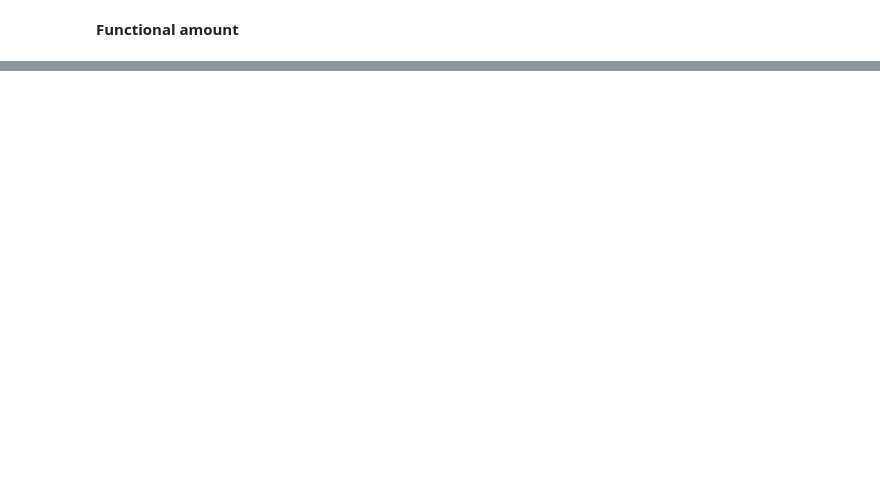
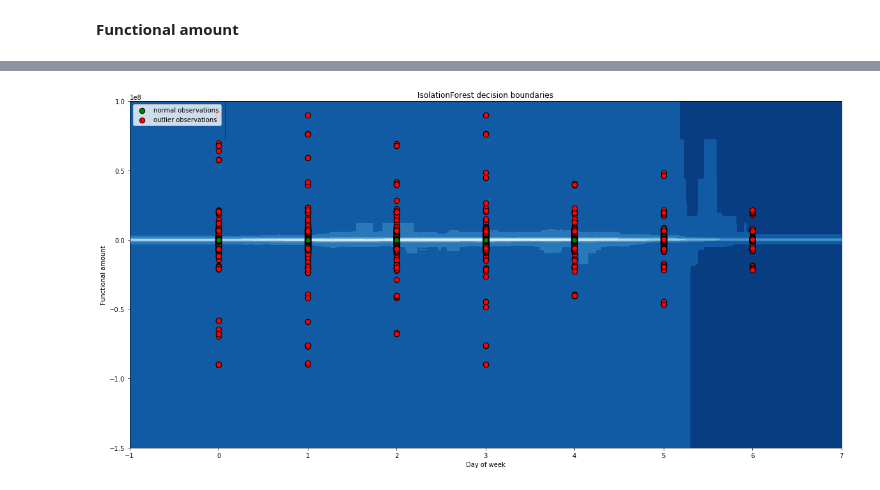
Before and after one commit to DariaDLA/Case-Study-1, a Jupyter notebook: case_study_journal_eda.ipynb, the cells around one changed output, grey strips where cells are left out. Saved outputs shown, nothing was run; the diff lists cells and outputs as text; code cells hidden in the pictures; blank space fills up the shorter version.

```diff
--- a/case_study_journal_eda.ipynb
+++ b/case_study_journal_eda.ipynb
@@ -173,0 +421,36 @@ Text(0.5, 0.98, 'Functional amount distribution (day of week), 2013')
+# %%
+dow_amount = df.loc[:, ['DOW_effective_date', 'Functional amount']]
+# %%
+
+clf = IsolationForest(n_estimators=100, max_samples=500, contamination="auto", behaviour="new")#max_samples=200)
+clf.fit(dow_amount)
+y_pred_train = clf.predict(dow_amount)
+# %%
+normal = dow_amount.iloc[np.where(y_pred_train == 1)].sample(1000)
+outlier = dow_amount.iloc[np.where(y_pred_train == -1)]#.sample(100)
+# %%
+plt.figure(figsize=(20, 10))
+xx, yy = np.meshgrid(np.linspace(-1, 7, 500), np.linspace(-1.5e8, 1e8, 500))
+Z = clf.decision_function(np.c_[xx.ravel(), yy.ravel()])
+Z = Z.reshape(xx.shape)
+
+plt.title("IsolationForest decision boundaries")
+plt.contourf(xx, yy, Z, cmap=plt.cm.Blues_r)
+b2 = plt.scatter(outlier.iloc[:, 0], outlier.iloc[:, 1], c='red',
+                 s=70, edgecolor='k')
+b1 = plt.scatter(normal.iloc[:, 0], normal.iloc[:, 1], c='green',
+                 s=70, edgecolor='k')
+#c = plt.scatter(X_outliers[:, 0], X_outliers[:, 1], c='red',
+#                s=20, edgecolor='k')
+plt.axis('tight')
+plt.xlim((-1, 7))
+plt.xlabel("Day of week")
+plt.ylabel("Functional amount")
+#plt.ylim((-5, 5))
+plt.legend([b1, b2],
+           ["normal observations",
+            "outlier observations"],
+           loc="upper left")
+plt.show()
+# %% [output]
+[figure, added]
```
Also changed, not shown: parts of 36 cells of this notebook.
